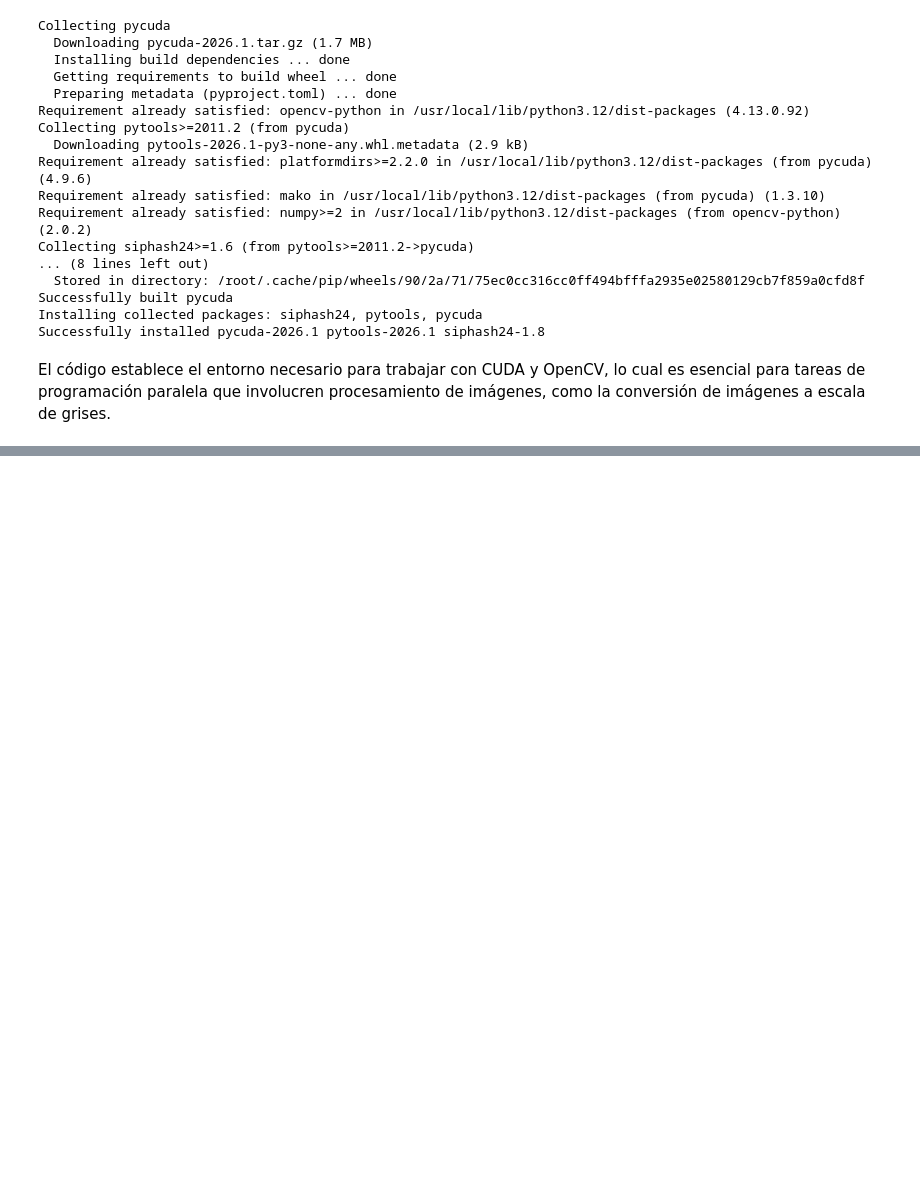
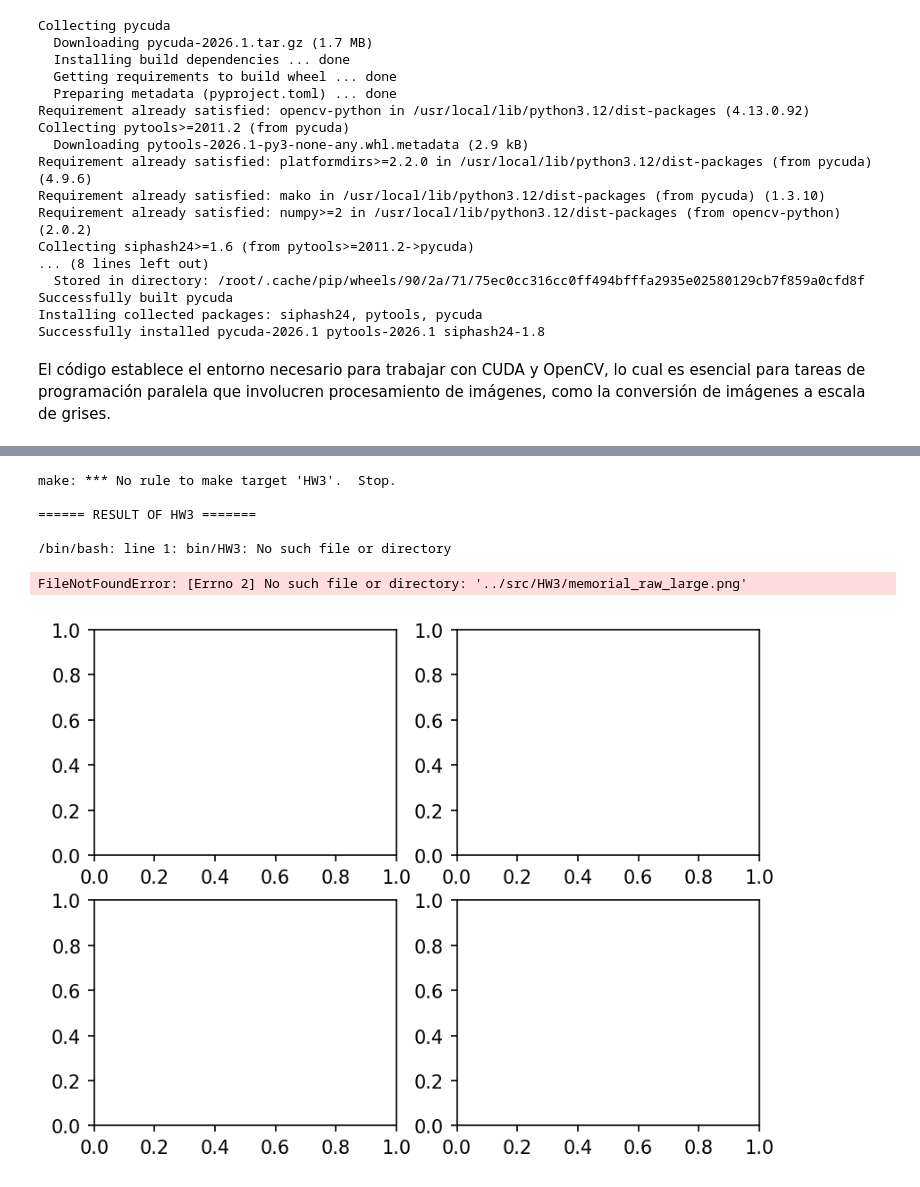
Before and after one commit to alejandrocaro90-sudo/gdp-dashboard, a Jupyter notebook: notebook/udacity_cs344_hw1.ipynb, the cells around one changed output, grey strips where cells are left out. Cells and saved outputs as stored; diff of their text form; code cells hidden in the pictures; blank space fills up the shorter version.

```diff
--- a/notebook/udacity_cs344_hw1.ipynb
+++ b/notebook/udacity_cs344_hw1.ipynb
@@ -235,0 +381,36 @@ El código establece el entorno necesario para trabajar con CUDA y OpenCV, lo cu
+# %%
+# make the cuda project
+!make HW3
+print("\n====== RESULT OF HW3 =======\n")
+!bin/HW3 ../src/HW3/memorial_png_large.gold
+# %% [output]
+make: *** No rule to make target 'HW3'.  Stop.
+
+====== RESULT OF HW3 =======
+
+/bin/bash: line 1: bin/HW3: No such file or directory
+# %%
+# plot output images
+import matplotlib.pyplot as plt
+_,ax = plt.subplots(2,2, dpi=150)
+
+ax[0][0].imshow(plt.imread("../src/HW3/memorial_raw_large.png"))
+ax[0][0].set_title("original")
+ax[0][0].grid(False)
+
+ax[0][1].imshow(plt.imread("HW3_output.png"))
+ax[0][1].set_title("output")
+ax[0][1].grid(False)
+
+ax[1][0].imshow(plt.imread("HW3_reference.png"))
+ax[1][0].set_title("reference")
+ax[1][0].grid(False)
+
+ax[1][1].imshow(plt.imread("HW3_differenceImage.png"))
+ax[1][1].set_title("difference")
+ax[1][1].grid(False)
+
+plt.show()
+# %% [output]
+FileNotFoundError: [Errno 2] No such file or directory: '../src/HW3/memorial_raw_large.png'
+[figure, added]
```
Also changed, not shown: parts of 4 cells of this notebook.
